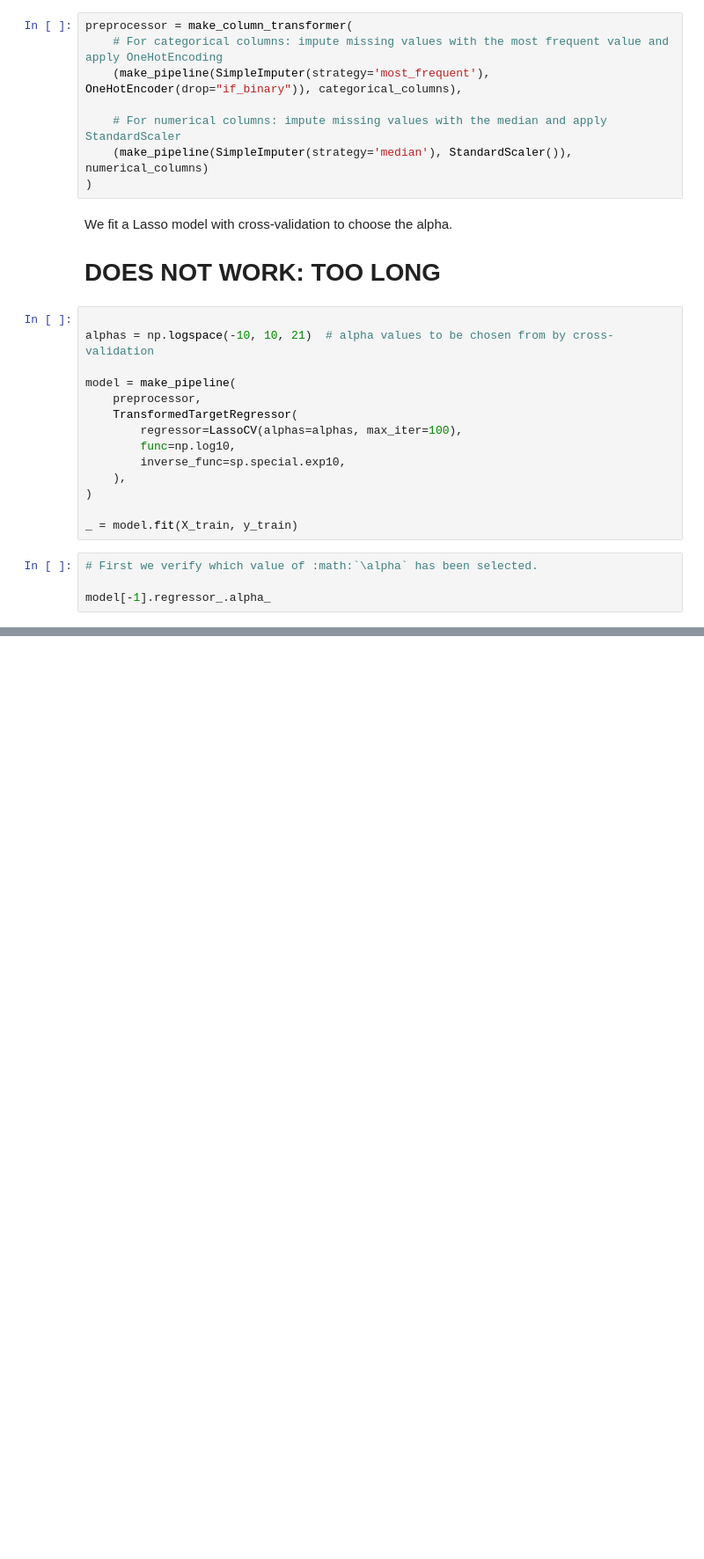
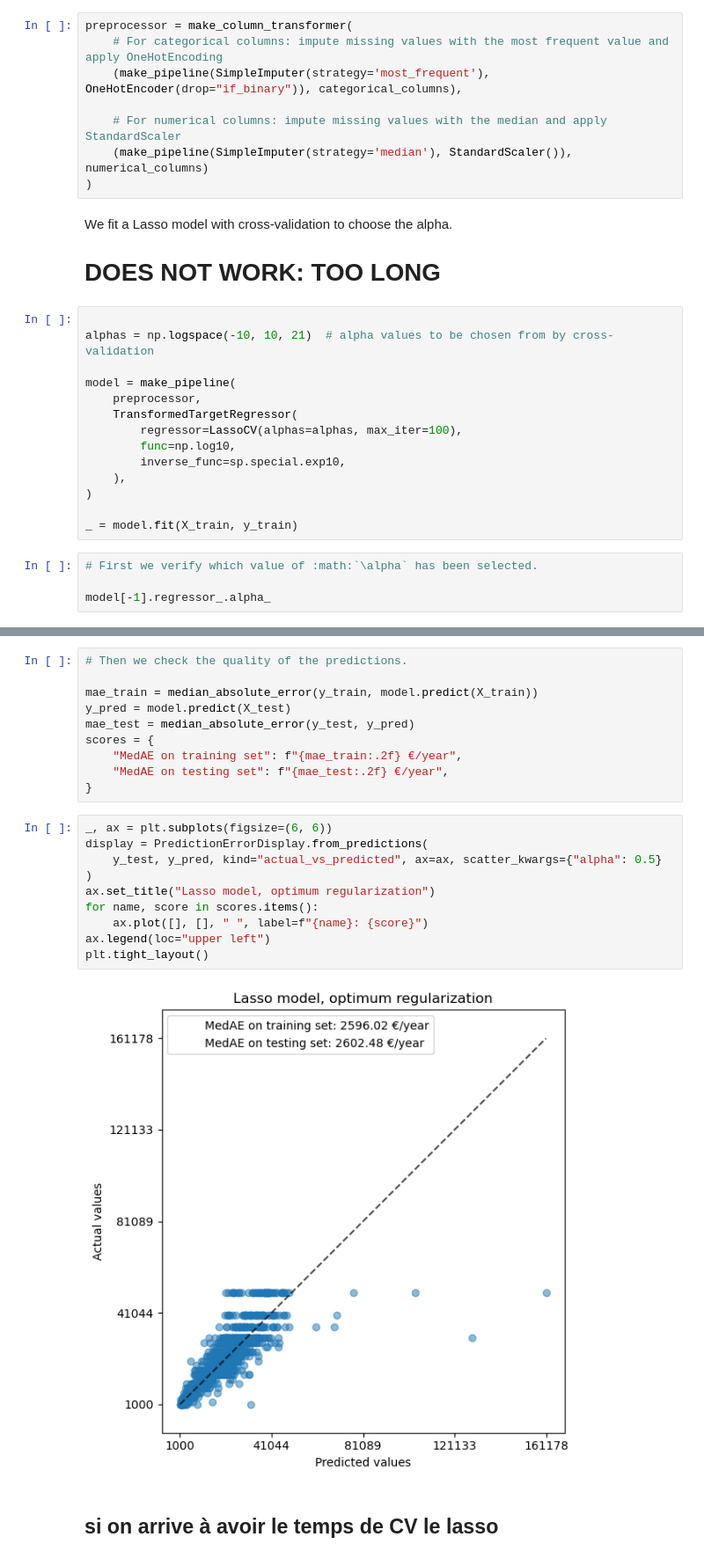
Before and after one commit to grn-matthieu/ML-for-econometrics---Project, a Jupyter notebook: modeling.ipynb, the cells around one changed output, grey strips where cells are left out. Shown at 88% size. Saved outputs shown, nothing was run; the diff lists cells and outputs as text; blank space fills up the shorter version.

```diff
--- a/modeling.ipynb
+++ b/modeling.ipynb
@@ -336,0 +546,24 @@ model[-1].regressor_.alpha_
+# %%
+# Then we check the quality of the predictions.
+
+mae_train = median_absolute_error(y_train, model.predict(X_train))
+y_pred = model.predict(X_test)
+mae_test = median_absolute_error(y_test, y_pred)
+scores = {
+    "MedAE on training set": f"{mae_train:.2f} €/year",
+    "MedAE on testing set": f"{mae_test:.2f} €/year",
+}
+# %%
+_, ax = plt.subplots(figsize=(6, 6))
+display = PredictionErrorDisplay.from_predictions(
+    y_test, y_pred, kind="actual_vs_predicted", ax=ax, scatter_kwargs={"alpha": 0.5}
+)
+ax.set_title("Lasso model, optimum regularization")
+for name, score in scores.items():
+    ax.plot([], [], " ", label=f"{name}: {score}")
+ax.legend(loc="upper left")
+plt.tight_layout()
+# %% [output]
+[figure, added]
+# %% [markdown]
+## si on arrive à avoir le temps de CV le lasso
```
Also changed, not shown: parts of 36 cells of this notebook.
